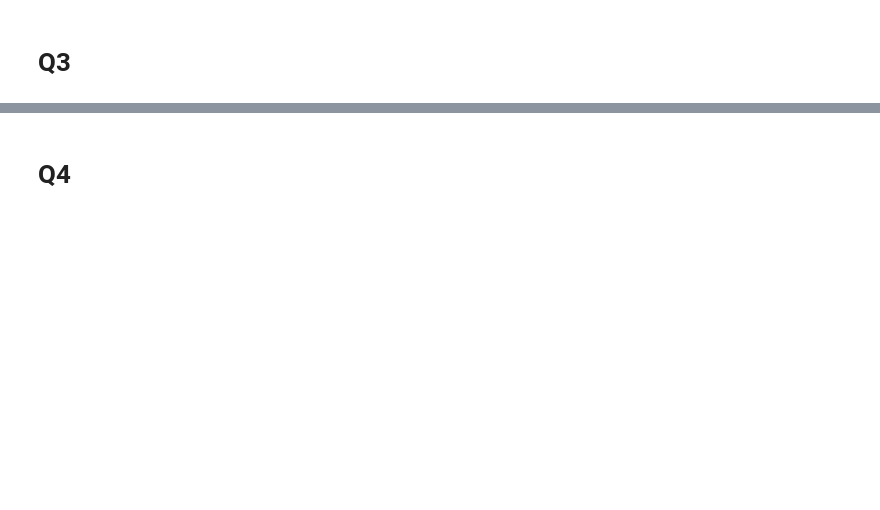
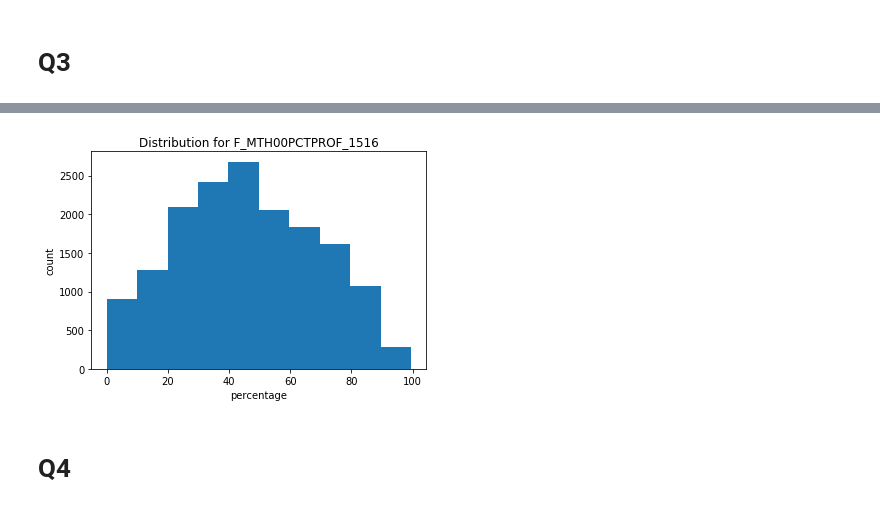
Before and after one commit to chao-h/ds5500hw3, a Jupyter notebook: code.ipynb, the cells around one changed output, grey strips where cells are left out. Drawn from its saved outputs; the diff is of its cells as text; code cells hidden in the pictures; blank space fills up the shorter version.

Commit message:
plots

```diff
--- a/code.ipynb
+++ b/code.ipynb
@@ -160,7 +194,13 @@ def impute_col(col):
 # %%
 new_cols = impute_col(df_math.F_MTH00PCTPROF_1516)
 plt.hist(new_cols, bins=10)
+plt.xlabel('percentage')
+plt.ylabel('count')
+plt.title('Distribution for F_MTH00PCTPROF_1516')
+plt.savefig('Distribution_for_F_MTH00PCTPROF_1516')
 plt.show()
+# %% [output]
+[figure, added]
 # %% [markdown]
 # Q4
 # %%
```
Also changed, not shown: parts of 14 cells of this notebook, 6 other files.
